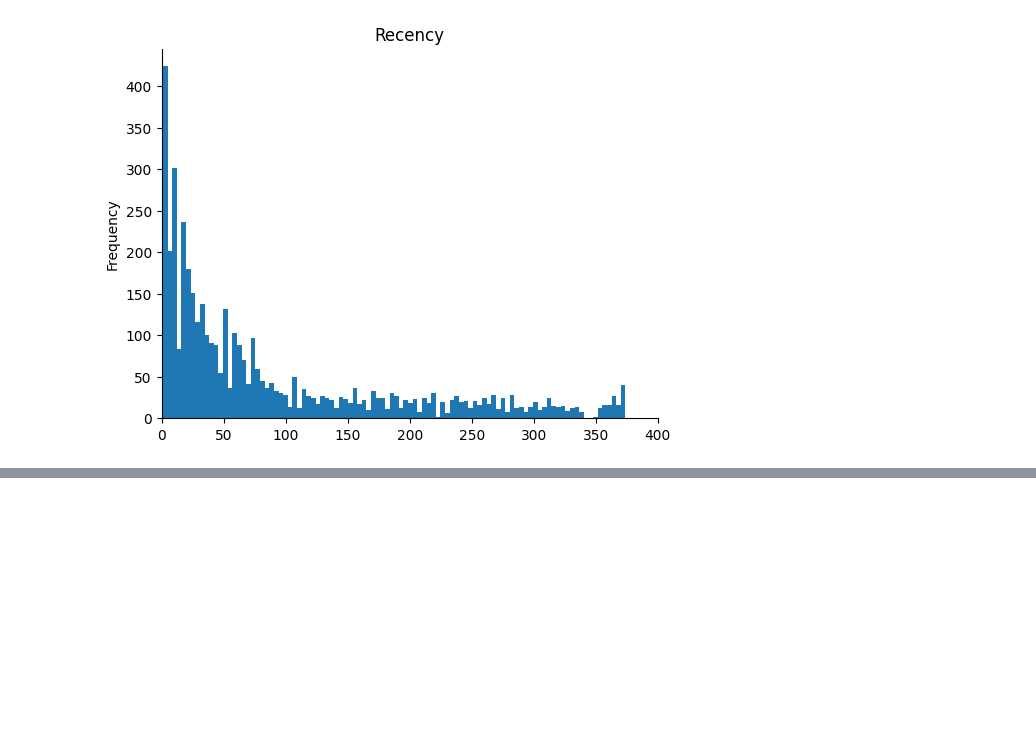
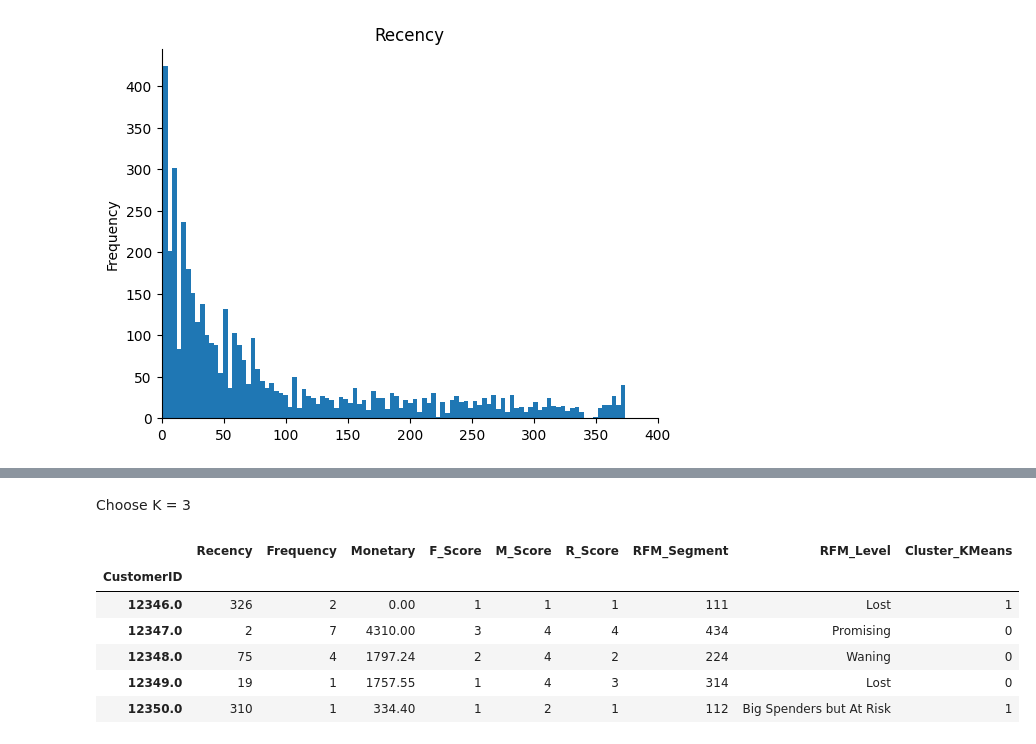
Before and after one commit to NikolaiMiranda/customer-segmentation-retail, a Jupyter notebook: customer_segmentation.ipynb, the cells around one changed output, grey strips where cells are left out. Saved outputs shown, nothing was run; the diff lists cells and outputs as text; code cells hidden in the pictures; blank space fills up the shorter version.

```diff
--- a/customer_segmentation.ipynb
+++ b/customer_segmentation.ipynb
@@ -133,0 +316,22 @@ plt.xlim(0, 400)
+# %% [markdown]
+Choose K = 3
+# %%
+# Cell 26: Apply K-Means Clustering with K=3
+from sklearn.cluster import KMeans
+
+# Initialize KMeans with the chosen K (3)
+# n_init='auto' is the modern default for n_init
+kmeans = KMeans(n_clusters=3, init='k-means++', n_init='auto', max_iter=300, random_state=42)
+
+# Fit KMeans to the scaled RFM data and get cluster labels
+rfm_df['Cluster_KMeans'] = kmeans.fit_predict(rfm_scaled_df)
+
+rfm_df.head() # Display rfm_df with the new Cluster_KMeans column
+# %% [output]
+|  | Recency | Frequency | Monetary | F_Score | M_Score | R_Score | RFM_Segment | RFM_Level | Cluster_KMeans |
+| CustomerID |  |  |  |  |  |  |  |  |  |
+| 12346.0 | 326 | 2 | 0.00 | 1 | 1 | 1 | 111 | Lost | 1 |
+| 12347.0 | 2 | 7 | 4310.00 | 3 | 4 | 4 | 434 | Promising | 0 |
+| 12348.0 | 75 | 4 | 1797.24 | 2 | 4 | 2 | 224 | Waning | 0 |
+| 12349.0 | 19 | 1 | 1757.55 | 1 | 4 | 3 | 314 | Lost | 0 |
+| 12350.0 | 310 | 1 | 334.40 | 1 | 2 | 1 | 112 | Big Spenders but At Risk | 1 |
```
Also changed, not shown: parts of 14 cells of this notebook.
